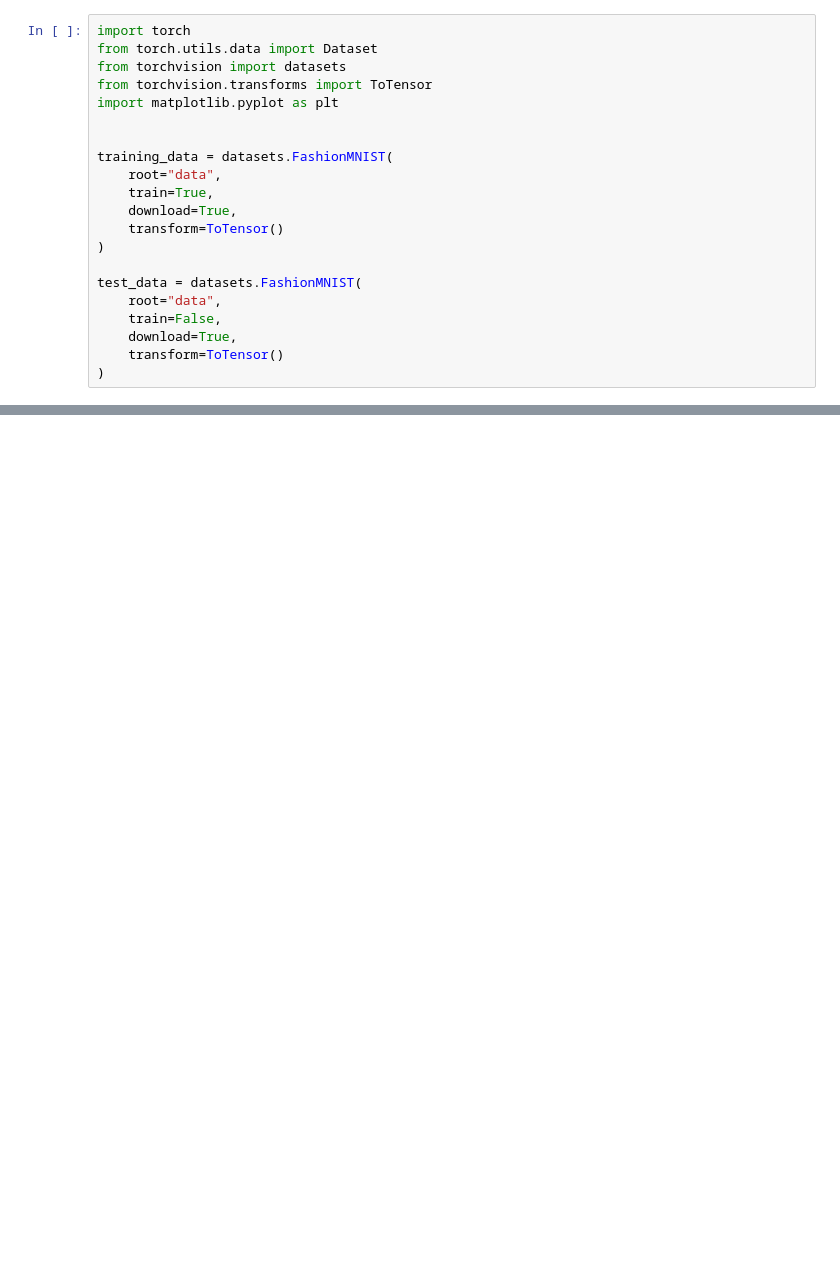
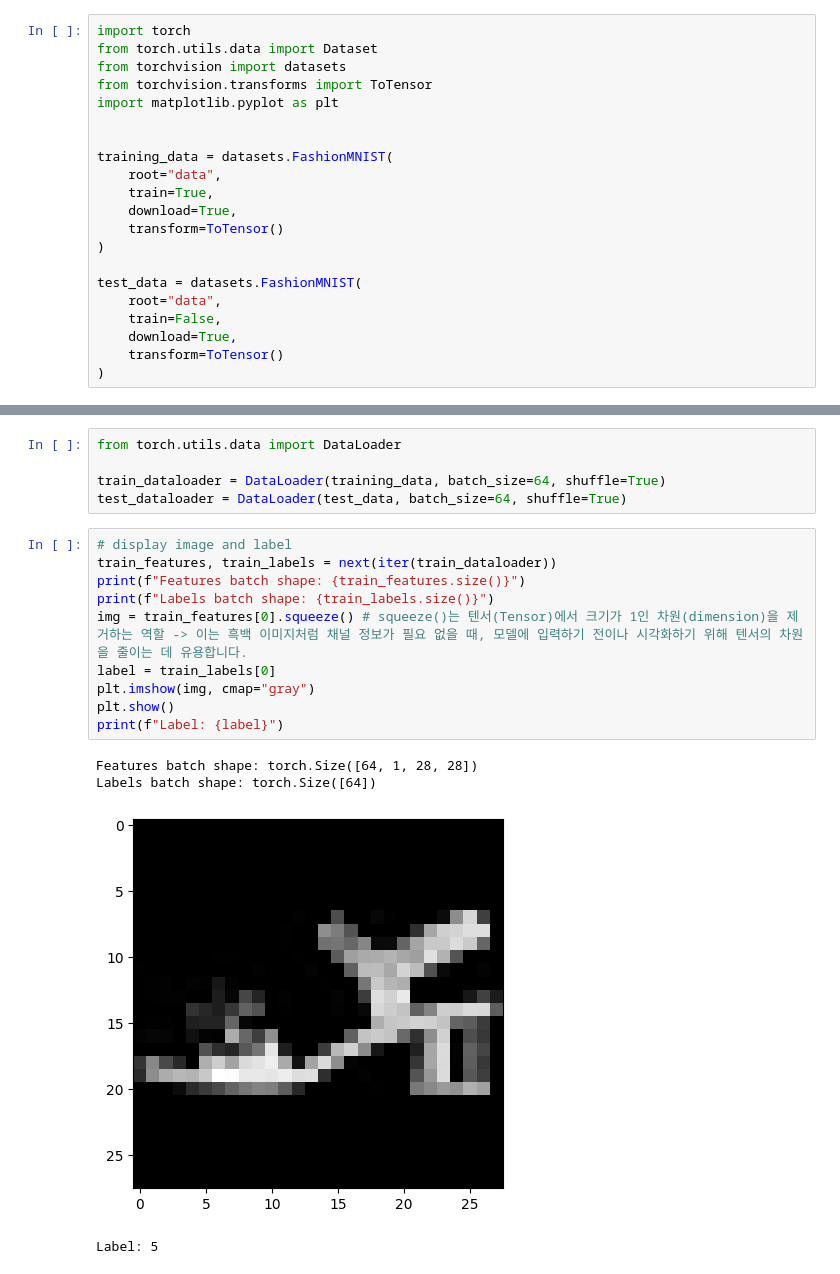
Before and after one commit to ByteMaster-Y/Datasets-DataLoaders-using-Fmnist.ipynb, a Jupyter notebook: Datasets_&_DataLoaders_using_Fmnist.ipynb, the cells around one changed output, grey strips where cells are left out. Drawn from its saved outputs; the diff is of its cells as text; blank space fills up the shorter version.

```diff
--- a/Datasets_&_DataLoaders_using_Fmnist.ipynb
+++ b/Datasets_&_DataLoaders_using_Fmnist.ipynb
@@ -46,0 +77,20 @@ plt.show()
+# %%
+from torch.utils.data import DataLoader
+
+train_dataloader = DataLoader(training_data, batch_size=64, shuffle=True)
+test_dataloader = DataLoader(test_data, batch_size=64, shuffle=True)
+# %%
+# display image and label
+train_features, train_labels = next(iter(train_dataloader))
+print(f"Features batch shape: {train_features.size()}")
+print(f"Labels batch shape: {train_labels.size()}")
+img = train_features[0].squeeze() # squeeze()는 텐서(Tensor)에서 크기가 1인 차원(dimension)을 제거하는 역할 -> 이는 흑백 이미지처럼 채널 정보가 필요 없을 때, 모델에 입력하기 전이나 시각화하기 위해 텐서의 차원을 줄이는 데 유용합니다.
+label = train_labels[0]
+plt.imshow(img, cmap="gray")
+plt.show()
+print(f"Label: {label}")
+# %% [output]
+Features batch shape: torch.Size([64, 1, 28, 28])
+Labels batch shape: torch.Size([64])
+[figure, added]
+Label: 5
```
Also changed, not shown: parts of 2 cells of this notebook.
